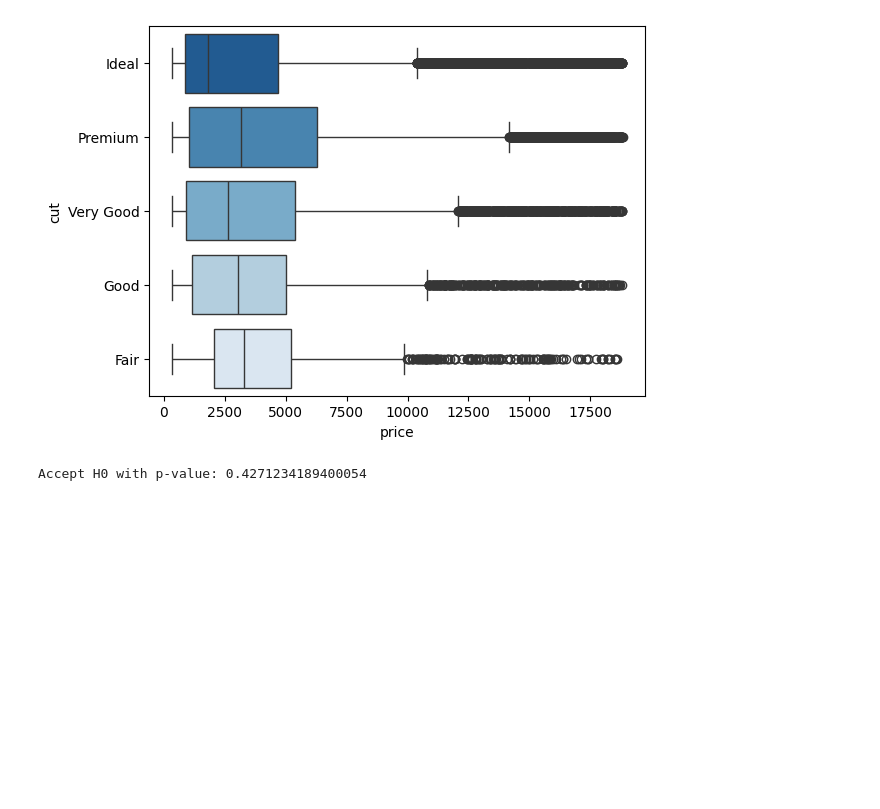
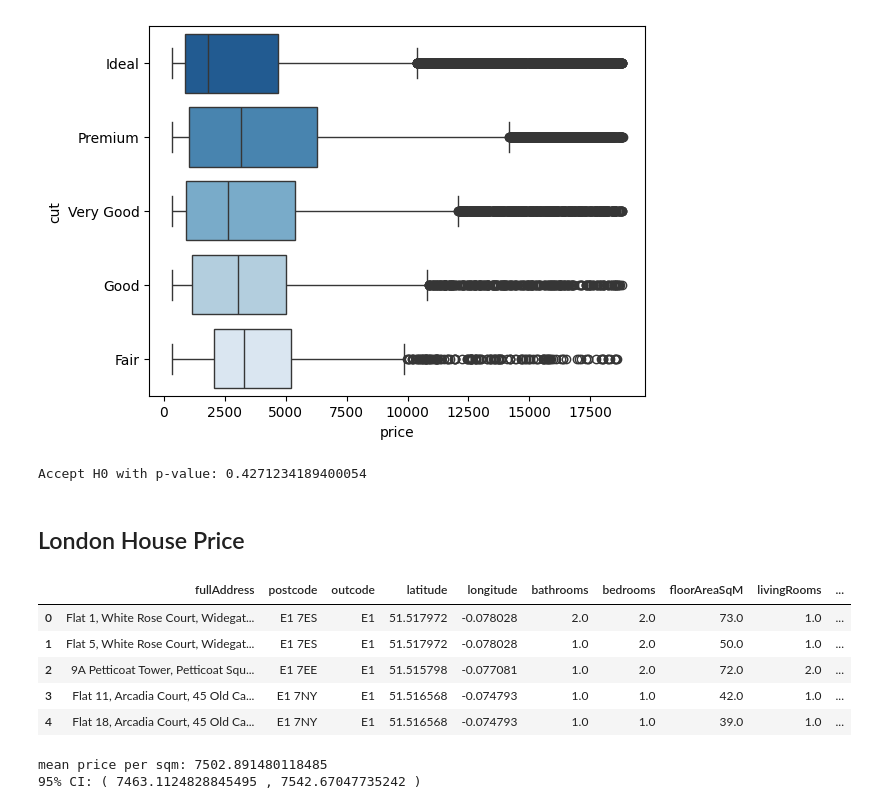
Before and after one commit to xc308/Python_Data_Analysis, a Jupyter notebook: 5_Hypothesis_Testing_Confidence_Interval.ipynb, the cells around one changed output. Cells and saved outputs as stored; diff of their text form; code cells hidden in the pictures; blank space fills up the shorter version.

Commit message:
London house price hypothesis testing

```diff
--- a/5_Hypothesis_Testing_Confidence_Interval.ipynb
+++ b/5_Hypothesis_Testing_Confidence_Interval.ipynb
@@ -156,3 +156,5 @@ else:
   print("Reject H0 with p-value:", test_results[1])
 # %% [output]
 Accept H0 with p-value: 0.4271234189400054
+# %% [markdown]
+## London House Price
@@ -158,0 +167,36 @@ Accept H0 with p-value: 0.4271234189400054
+# %%
+df = pd.read_csv("london_house_price_2018.csv")
+# %%
+df.head()
+# %% [output]
+|  | fullAddress | postcode | outcode | latitude | longitude | bathrooms | bedrooms | floorAreaSqM | livingRooms | ... |
+| 0 | Flat 1, White Rose Court, Widegat... | E1 7ES | E1 | 51.517972 | -0.078028 | 2.0 | 2.0 | 73.0 | 1.0 | ... |
+| 1 | Flat 5, White Rose Court, Widegat... | E1 7ES | E1 | 51.517972 | -0.078028 | 1.0 | 2.0 | 50.0 | 1.0 | ... |
+| 2 | 9A Petticoat Tower, Petticoat Squ... | E1 7EE | E1 | 51.515798 | -0.077081 | 1.0 | 2.0 | 72.0 | 2.0 | ... |
+| 3 | Flat 11, Arcadia Court, 45 Old Ca... | E1 7NY | E1 | 51.516568 | -0.074793 | 1.0 | 1.0 | 42.0 | 1.0 | ... |
+| 4 | Flat 18, Arcadia Court, 45 Old Ca... | E1 7NY | E1 | 51.516568 | -0.074793 | 1.0 | 1.0 | 39.0 | 1.0 | ... |
+# %%
+# Add the price_per_sqm column
+
+df["price_per_sqm"] = df["price"] / df["floorAreaSqM"]
+
+# sample mean of price_per_sqm
+mean_price_sqm = df["price_per_sqm"].mean()
+
+# std of price_per_sqm
+std_price_sqm = df["price_per_sqm"].std()
+
+# sample size
+n = len(df["price_per_sqm"])
+
+# scale
+SEM = std_price_sqm / np.sqrt(n)
+
+# Calculate the confidence interval using norm.interval
+interval = stats.norm.interval(confidence= 0.95, loc = mean_price_sqm, scale = SEM)
+
+print("mean price per sqm:", mean_price_sqm)
+print("95% CI: (", interval[0], ",", interval[1], ")")
+# %% [output]
+mean price per sqm: 7502.891480118485
+95% CI: ( 7463.1124828845495 , 7542.67047735242 )
```
Also changed, not shown: parts of 3 cells of this notebook.
